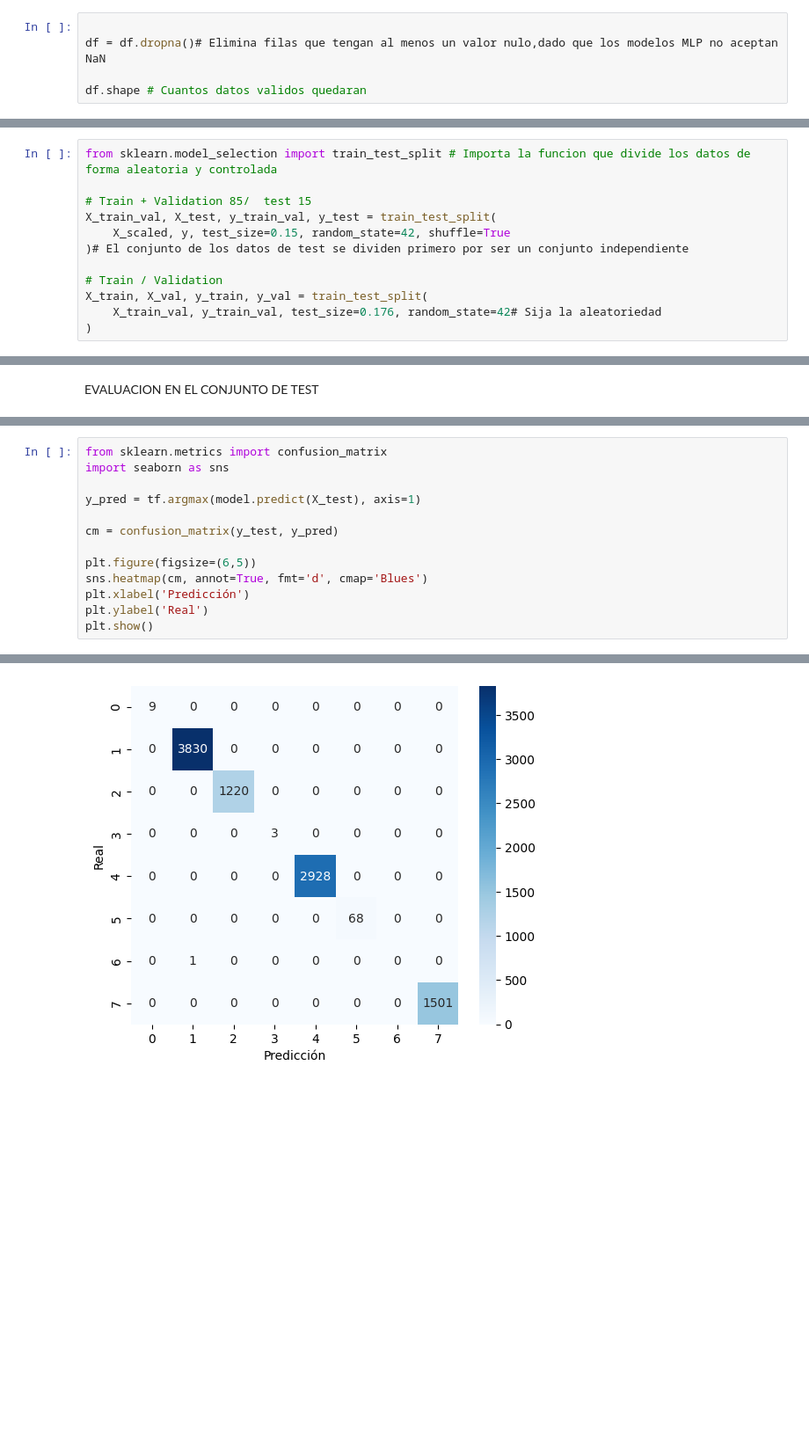
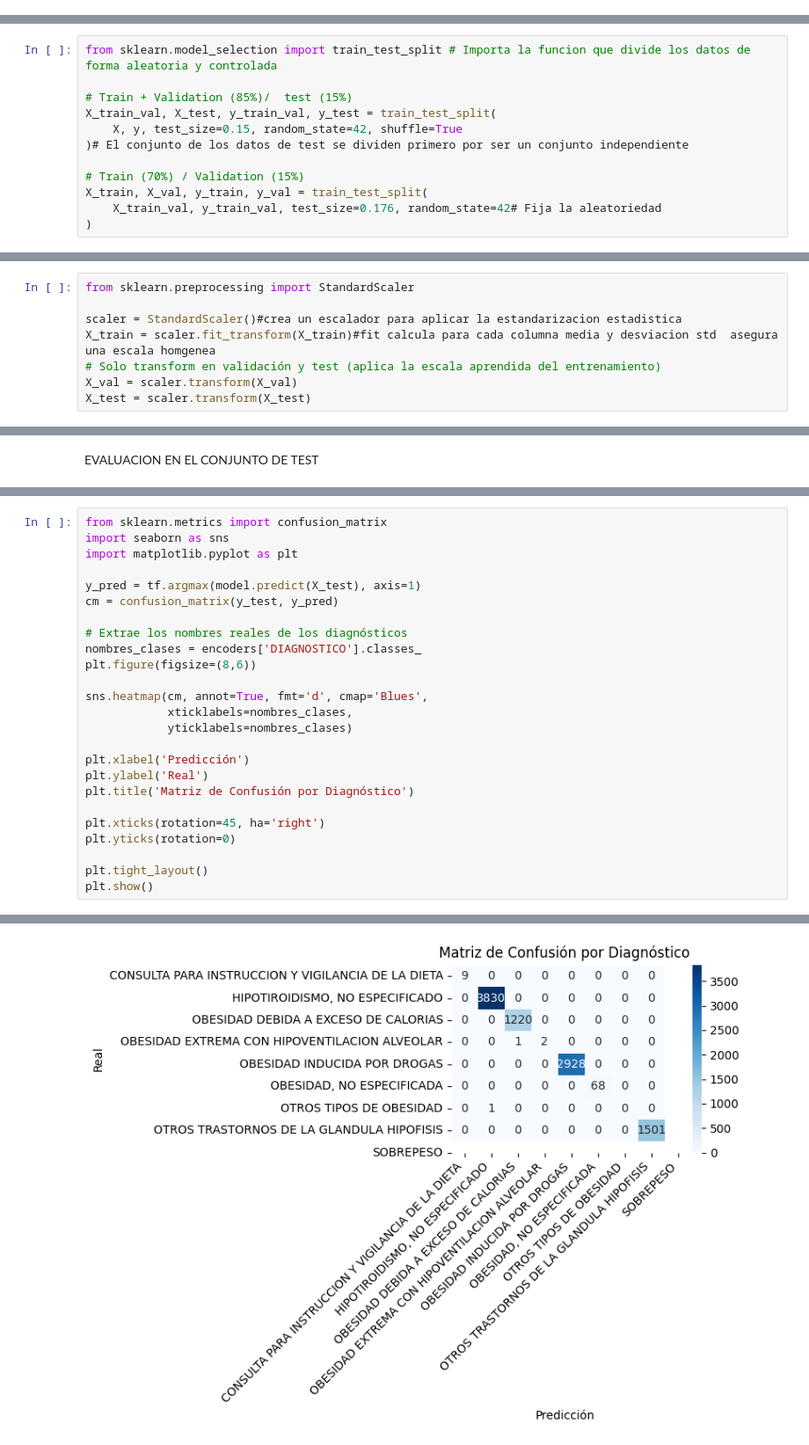
Before and after one commit to estdanielscl/deeplearning, a Jupyter notebook: proyectoDLC1.ipynb, the cells around one changed output, grey strips where cells are left out. Shown at 88% size. Saved outputs shown, nothing was run; the diff lists cells and outputs as text; blank space fills up the shorter version.

Commit message:
Ultimas correcciones a graficas, selección de los datos para la creación del modelo y redacción de comentarios

```diff
--- a/proyectoDLC1.ipynb
+++ b/proyectoDLC1.ipynb
@@ -118,5 +115,0 @@ df = df.drop(columns=cols_to_drop)# Elimina definitivamente las columnas del dat
-# %%
-
-df = df.dropna()# Elimina filas que tengan al menos un valor nulo,dado que los modelos MLP no aceptan NaN
-
-df.shape # Cuantos datos validos quedaran
@@ -175,12 +157,12 @@ Se realiza una aleatorizacion en cada variable por un valor especifico de la sig
 # %%
 from sklearn.model_selection import train_test_split # Importa la funcion que divide los datos de forma aleatoria y controlada
 
-# Train + Validation 85/  test 15
+# Train + Validation (85%)/  test (15%)
 X_train_val, X_test, y_train_val, y_test = train_test_split(
-    X_scaled, y, test_size=0.15, random_state=42, shuffle=True
+    X, y, test_size=0.15, random_state=42, shuffle=True
 )# El conjunto de los datos de test se dividen primero por ser un conjunto independiente
 
-# Train / Validation
+# Train (70%) / Validation (15%)
 X_train, X_val, y_train, y_val = train_test_split(
-    X_train_val, y_train_val, test_size=0.176, random_state=42# Sija la aleatoriedad
+    X_train_val, y_train_val, test_size=0.176, random_state=42# Fija la aleatoriedad
 )
@@ -187,3 +173,11 @@ X_train, X_val, y_train, y_val = train_test_split(
+# %%
+from sklearn.preprocessing import StandardScaler
+
+scaler = StandardScaler()#crea un escalador para aplicar la estandarizacion estadistica
+X_train = scaler.fit_transform(X_train)#fit calcula para cada columna media y desviacion std  asegura una escala homgenea
+# Solo transform en validación y test (aplica la escala aprendida del entrenamiento)
+X_val = scaler.transform(X_val)
+X_test = scaler.transform(X_test)
 # %% [markdown]
 CONVERCION A TENSORFLOW
 - Conversion de matrices a tensores
@@ -359,14 +352,26 @@ MATRIZ DE CONFUSION
 # %%
 from sklearn.metrics import confusion_matrix
 import seaborn as sns
+import matplotlib.pyplot as plt
 
 y_pred = tf.argmax(model.predict(X_test), axis=1)
-
 cm = confusion_matrix(y_test, y_pred)
 
-plt.figure(figsize=(6,5))
-sns.heatmap(cm, annot=True, fmt='d', cmap='Blues')
+# Extrae los nombres reales de los diagnósticos
+nombres_clases = encoders['DIAGNOSTICO'].classes_
+plt.figure(figsize=(8,6))
+
+sns.heatmap(cm, annot=True, fmt='d', cmap='Blues',
+            xticklabels=nombres_clases,
+            yticklabels=nombres_clases)
+
 plt.xlabel('Predicción')
 plt.ylabel('Real')
+plt.title('Matriz de Confusión por Diagnóstico')
+
+plt.xticks(rotation=45, ha='right')
+plt.yticks(rotation=0)
+
+plt.tight_layout()
 plt.show()
 # %% [output]
@@ -374 +379 @@ plt.show()
-[figure, old version]
+[figure, new version]
```
Also changed, not shown: parts of 19 cells of this notebook.
